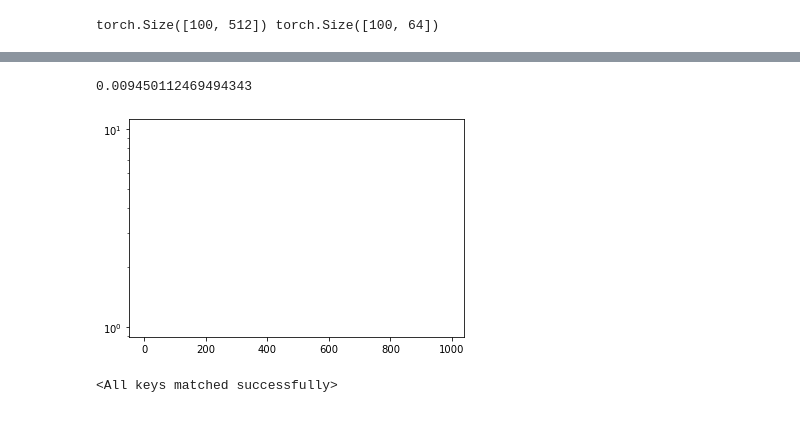
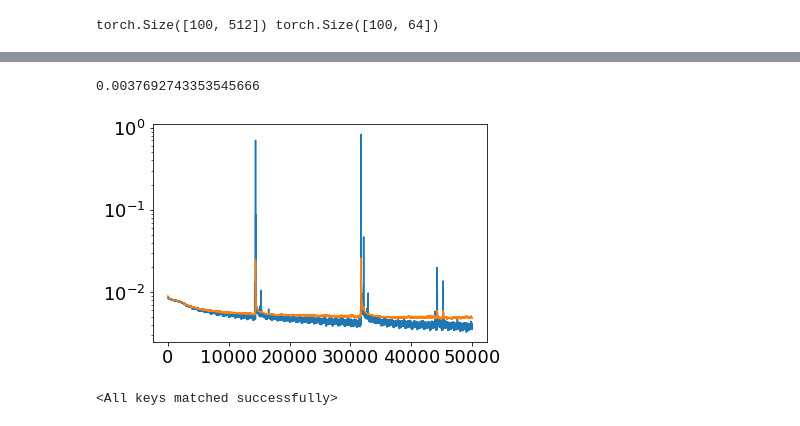
Before and after one commit to ElasticDuckCode/Complex-LISTA, a Jupyter notebook: ComplexLISTA.ipynb, the cells around one changed output, grey strips where cells are left out. Cells and saved outputs as stored; diff of their text form; code cells hidden in the pictures.

```diff
--- a/ComplexLISTA.ipynb
+++ b/ComplexLISTA.ipynb
@@ -313,14 +313,14 @@ class ComplexLISTA_Weights_Nested(Module):
         return xr, xi
 # %%
 class sparse_dataset(Dataset):
-    def __init__(self, N, K, Nexamples, sig=0.0, A=None):
+    def __init__(self, N, K, Nexamples, npwr=0.0, A=None):
         self.X = np.zeros((Nexamples, N, 1))
         for ii in trange(Nexamples):
             self.X[ii,...] = self.generate_sparse_vector(N, K)
         #self.X *= np.random.randn(*self.X.shape)
         self.X = torch.from_numpy(self.X).reshape(Nexamples, N)
         self.Y = self.X @ A.T
-        self.Y = self.Y + sig * torch.randn_like(self.Y)
+        self.Y = self.Y + np.sqrt(npwr) * torch.randn_like(self.Y)
 
     def __getitem__(self, i):
         return (self.X[i, ...], self.Y[i, ...])
@@ -344,10 +344,10 @@ maxit = 10
 M = 64
 N = 512
 sig = 0.4
-epochs = 10
+epochs = 50
 batchSize = 100
 testFreq = 1
-trainingPoints = 10_000
+trainingPoints = 100_000
 testingPoints = 100
 sparsityLevel = 5
 
@@ -375,14 +375,14 @@ dataloader_training = DataLoader(dataset_training,
 dataloader_testing = DataLoader(dataset_testing,
                                  batch_size = testingPoints, shuffle=False)
 # %%
-dataset_training = sparse_dataset(N, sparsityLevel, trainingPoints, sig=sig, A=A_u) # nested
+dataset_training = sparse_dataset(N, sparsityLevel, trainingPoints, npwr=sig, A=A_u) # nested
 dataloader_training = DataLoader(dataset_training,
                                  batch_size = batchSize, shuffle=True)
-dataset_testing = sparse_dataset(N, sparsityLevel, testingPoints, sig=sig, A=A_u) # nested
+dataset_testing = sparse_dataset(N, sparsityLevel, testingPoints, npwr=sig, A=A_u) # nested
 dataloader_testing = DataLoader(dataset_testing,
                                  batch_size = testingPoints, shuffle=False)
-torch.save(dataset_training, "training_data.pt")
-torch.save(dataset_testing, "testing_data.pt")
+torch.save(dataset_training, "ula_training_data.pt")
+torch.save(dataset_testing, "ula_testing_data.pt")
 # %%
 batches = int(trainingPoints/batchSize)
 #print(trainingPoints/batchSize)
@@ -390,7 +390,7 @@ training_losslist = np.zeros(epochs * batches)
 testing_losslist = np.zeros(epochs * batches)
 
 #model = ComplexLISTA_Weights(M, N, maxit)
-model = ComplexLISTA_Toeplitz(M, N, maxit)
+model = ComplexLISTA_Weights(M, N, maxit)
 
 model.to(device)
 # for name, weights in model.named_parameters():
@@ -485,12 +485,12 @@ KeyboardInterrupt:
 # %%
-print(training_losslist[0])
+print(training_losslist[-1])
 plt.semilogy(training_losslist[10:])
 plt.semilogy(testing_losslist[10:])
-torch.save(model.state_dict(), "weights.pt")
-np.save("train_loss.npy", training_losslist)
-np.save("test_loss.npy", testing_losslist)
+torch.save(model.state_dict(), "weights_wula.pt")
+np.save("train_loss_wula.npy", training_losslist)
+np.save("test_loss_wula.npy", testing_losslist)
 # %% [output]
-0.009450112469494343
+0.0037692743353545666
-[figure, old version]
+[figure, new version]
 # %%
 ''' or load the weights '''
```
Also changed, not shown: parts of 11 cells of this notebook.
